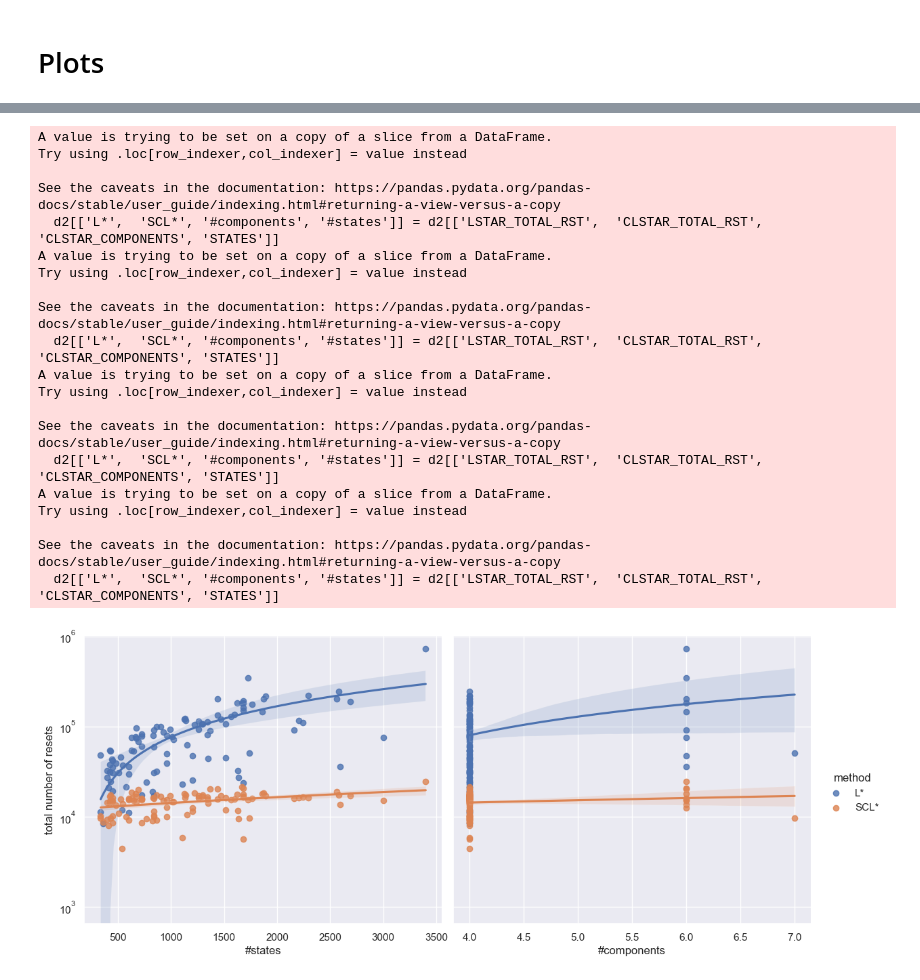
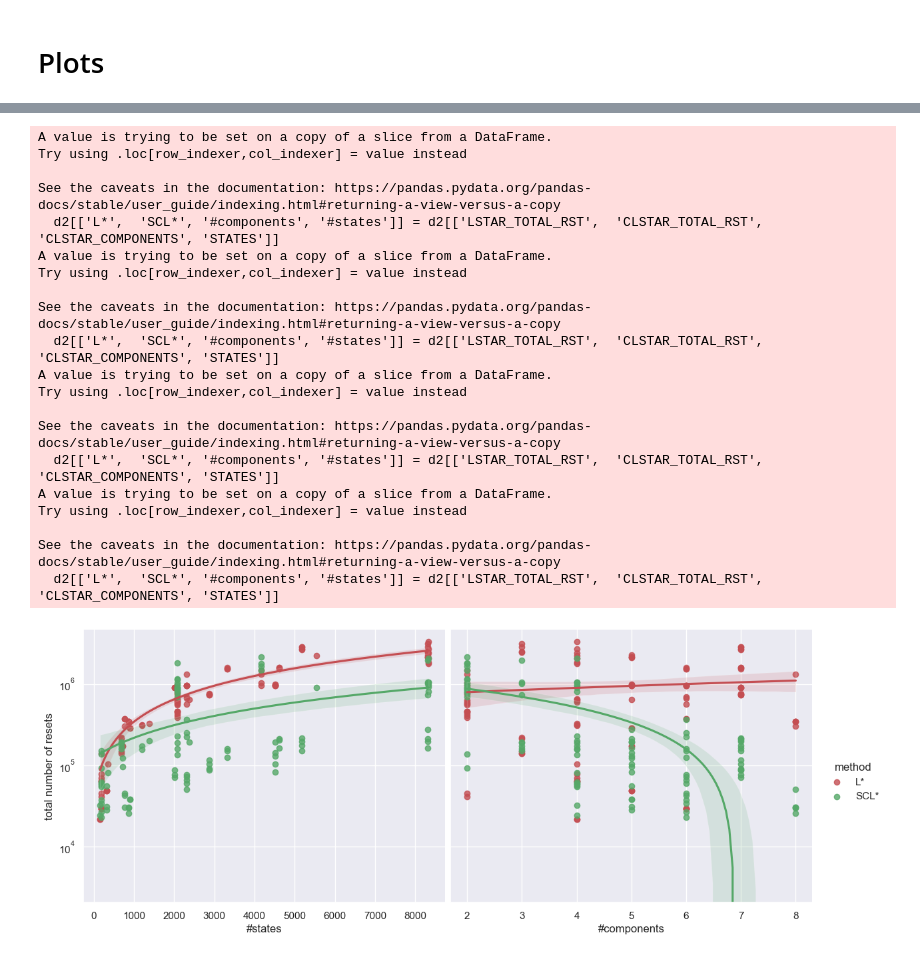
Before and after one commit to AryanBastani/SCL-Star, a Jupyter notebook: Decomposed_Learning_Results.ipynb, the cells around one changed output, grey strips where cells are left out. Drawn from its saved outputs; the diff is of its cells as text; code cells hidden in the pictures.

Commit message:
Clean the plotting

```diff
--- a/Decomposed_Learning_Results.ipynb
+++ b/Decomposed_Learning_Results.ipynb
@@ -16,7 +16,7 @@ df =  pd.read_csv('data/Results.csv',index_col=False)
 def round_data(data):
   return round(data, 3)
 # %%
-df = df[(df["STATES"]<=3840) & (df["STATES"]>300) ]
+df = df[(df["STATES"]<=10000) & (df["STATES"]>=100) ]
 # %%
 df = df.dropna(axis=1, how='all')
 df = df.dropna()
@@ -345,35 +375,35 @@ d2 = df[['STATES','CLSTAR_COMPONENTS', 'LSTAR_TOTAL_RST', 'CLSTAR_TOTAL_RST']]
 
 d2[['L*',  'SCL*', '#components', '#states']] = d2[['LSTAR_TOTAL_RST',  'CLSTAR_TOTAL_RST', 'CLSTAR_COMPONENTS', 'STATES']]
 d2 = d2.set_index(['#states','#components'])
 
 d2 = d2[['L*',  'SCL*']].stack().reset_index()
 d2 = d2.rename(columns={"level_2": "method", 0: "total number of resets"})
 
 sns.pairplot(d2, x_vars=["#states", "#components"], y_vars=["total number of resets"],
-             hue="method", height=5, aspect=1.2, kind="reg" );
+             hue="method", height=5, aspect=1.2, kind="reg", palette=['r', 'g']);
 plt.yscale('log')
 # %% [output]
 A value is trying to be set on a copy of a slice from a DataFrame.
 Try using .loc[row_indexer,col_indexer] = value instead
 
 See the caveats in the documentation: https://pandas.pydata.org/pandas-docs/stable/user_guide/indexing.html#returning-a-view-versus-a-copy
   d2[['L*',  'SCL*', '#components', '#states']] = d2[['LSTAR_TOTAL_RST',  'CLSTAR_TOTAL_RST', 'CLSTAR_COMPONENTS', 'STATES']]
 A value is trying to be set on a copy of a slice from a DataFrame.
 Try using .loc[row_indexer,col_indexer] = value instead
 
 See the caveats in the documentation: https://pandas.pydata.org/pandas-docs/stable/user_guide/indexing.html#returning-a-view-versus-a-copy
   d2[['L*',  'SCL*', '#components', '#states']] = d2[['LSTAR_TOTAL_RST',  'CLSTAR_TOTAL_RST', 'CLSTAR_COMPONENTS', 'STATES']]
 A value is trying to be set on a copy of a slice from a DataFrame.
 Try using .loc[row_indexer,col_indexer] = value instead
 
 See the caveats in the documentation: https://pandas.pydata.org/pandas-docs/stable/user_guide/indexing.html#returning-a-view-versus-a-copy
   d2[['L*',  'SCL*', '#components', '#states']] = d2[['LSTAR_TOTAL_RST',  'CLSTAR_TOTAL_RST', 'CLSTAR_COMPONENTS', 'STATES']]
 A value is trying to be set on a copy of a slice from a DataFrame.
 Try using .loc[row_indexer,col_indexer] = value instead
 
 See the caveats in the documentation: https://pandas.pydata.org/pandas-docs/stable/user_guide/indexing.html#returning-a-view-versus-a-copy
   d2[['L*',  'SCL*', '#components', '#states']] = d2[['LSTAR_TOTAL_RST',  'CLSTAR_TOTAL_RST', 'CLSTAR_COMPONENTS', 'STATES']]
-[figure, old version]
+[figure, new version]
 # %%
 # @title Fig.3: The effect of FSM size in terms of number of components and states on total number of input symbols.
 d2 = df[['STATES','CLSTAR_COMPONENTS', 'LSTAR_EQs', 'CLSTAR_EQs']]
```
Also changed, not shown: parts of 16 cells of this notebook.
